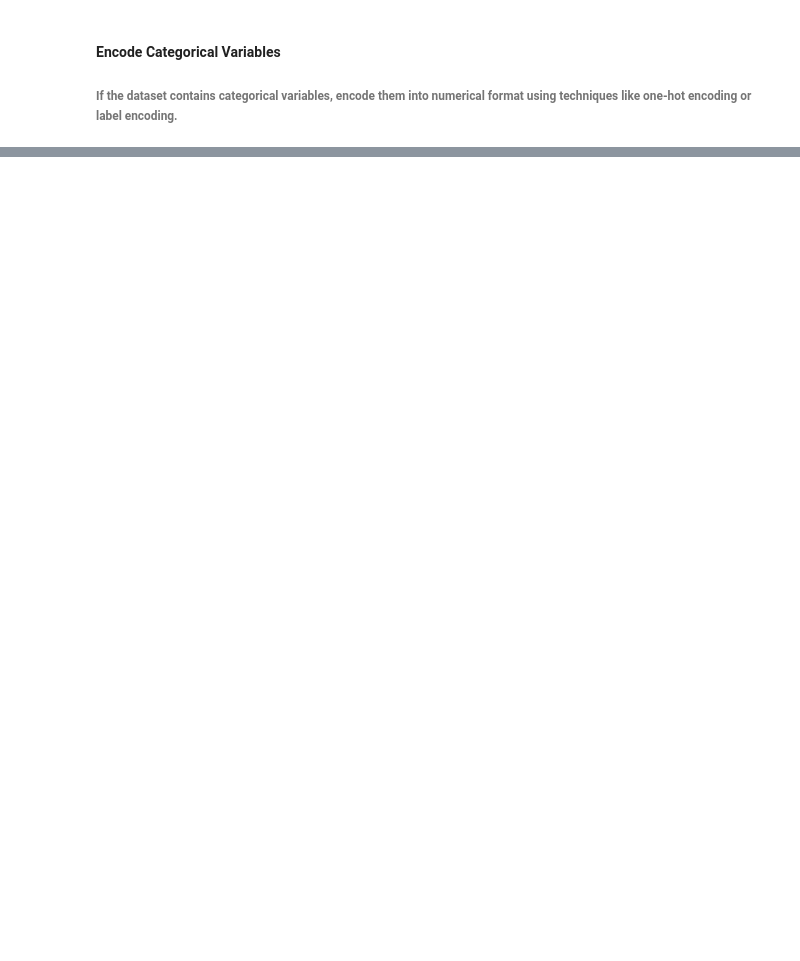
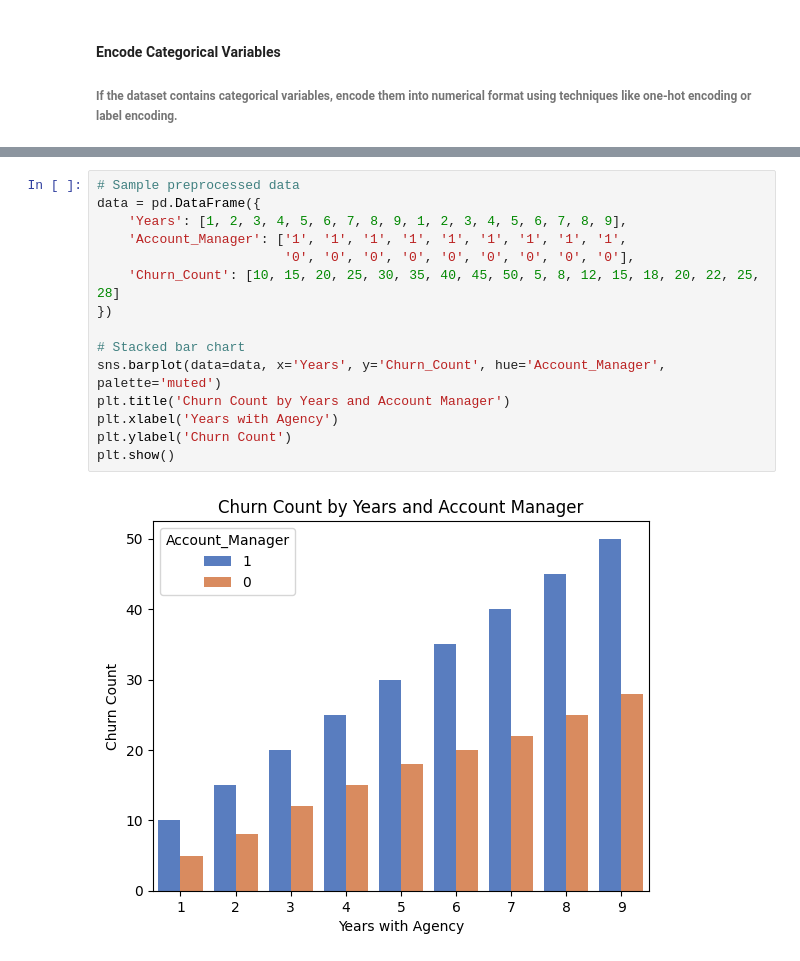
Before and after one commit to violetteallotey/learner_project, a Jupyter notebook: learner.ipynb, the cells around one changed output, grey strips where cells are left out. Cells and saved outputs as stored; diff of their text form; blank space fills up the shorter version.

```diff
--- a/learner.ipynb
+++ b/learner.ipynb
@@ -403,0 +439,17 @@ data['categorical_column'] = label_encoder.fit_transform(data['categorical_colum
+# %%
+# Sample preprocessed data
+data = pd.DataFrame({
+    'Years': [1, 2, 3, 4, 5, 6, 7, 8, 9, 1, 2, 3, 4, 5, 6, 7, 8, 9],
+    'Account_Manager': ['1', '1', '1', '1', '1', '1', '1', '1', '1',
+                        '0', '0', '0', '0', '0', '0', '0', '0', '0'],
+    'Churn_Count': [10, 15, 20, 25, 30, 35, 40, 45, 50, 5, 8, 12, 15, 18, 20, 22, 25, 28]
+})
+
+# Stacked bar chart
+sns.barplot(data=data, x='Years', y='Churn_Count', hue='Account_Manager', palette='muted')
+plt.title('Churn Count by Years and Account Manager')
+plt.xlabel('Years with Agency')
+plt.ylabel('Churn Count')
+plt.show()
+# %% [output]
+[figure, added]
```
Also changed, not shown: parts of 9 cells of this notebook.
